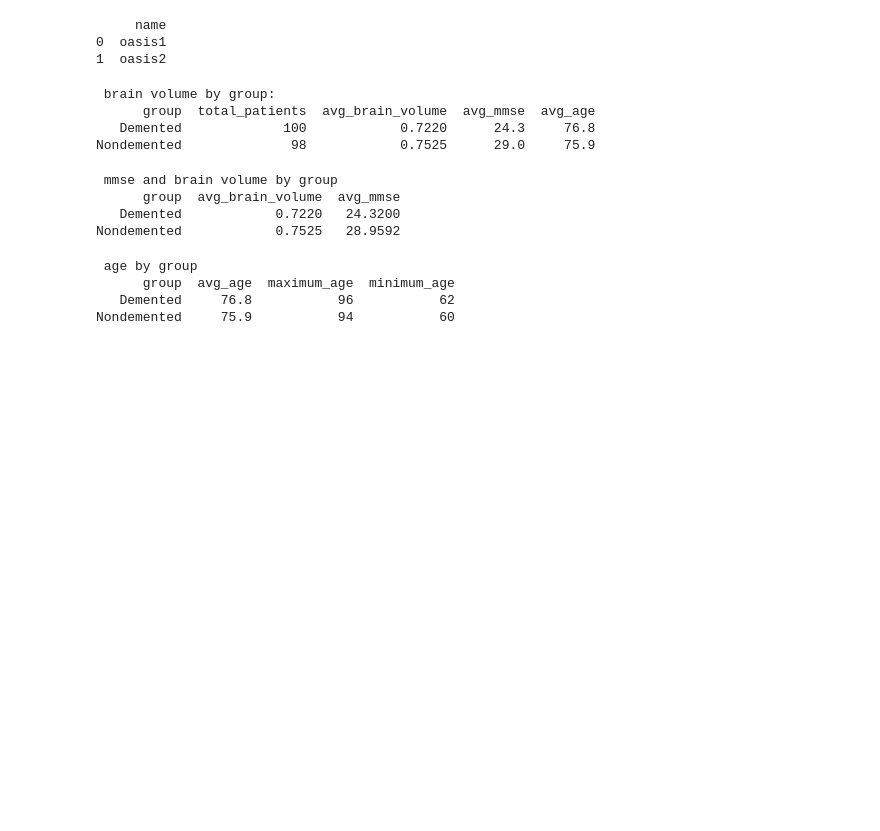
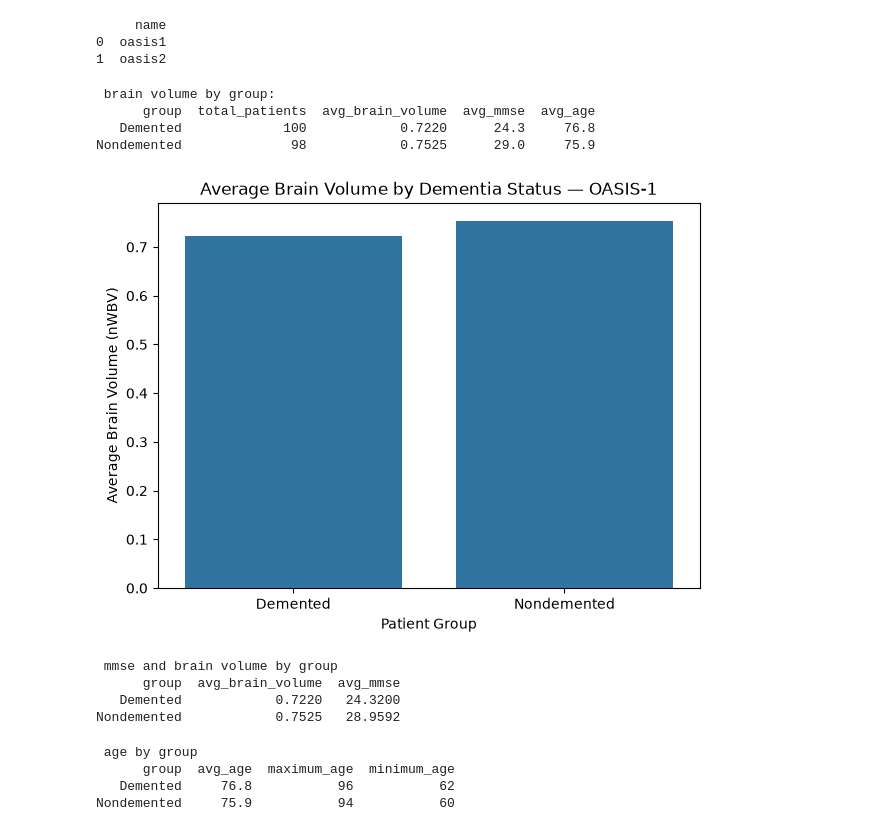
Before and after one commit to menonnimisha02/alzheimers-brain-volume-analysis, a Jupyter notebook: db.ipynb, the cells around one changed output. Cells and saved outputs as stored; diff of their text form; code cells hidden in the pictures; blank space fills up the shorter version.

Commit message:
Replace Plotly charts with Seaborn and Matplotlib

```diff
--- a/db.ipynb
+++ b/db.ipynb
@@ -40,23 +41,18 @@ print(q1.to_string(index=False))
 Nondemented              98            0.7525      29.0     75.9
 # %%
 # chart 1 — brain volume by group
-fig1 = px.bar(
-    q1,
-    x='group',
-    y='avg_brain_volume',
-    color='group',
-    text='avg_brain_volume',
-    title='Average Brain Volume by Dementia Status — OASIS-1',
-    labels={
-        'group': 'Patient Group',
-        'avg_brain_volume': 'Average Brain Volume (nWBV)'},
-    color_discrete_map={
-        'Nondemented': '#1D9E75',
-        'Demented': '#D85A30'}
-)
-fig1.update_traces(textposition='outside')
-fig1.update_layout(showlegend=False)
-fig1.show()
+plt.figure(figsize=(7, 5))
+sns.barplot(
+    data=q1,
+    x="group",
+    y="avg_brain_volume",
+    errorbar=None)
+plt.title("Average Brain Volume by Dementia Status — OASIS-1")
+plt.xlabel("Patient Group")
+plt.ylabel("Average Brain Volume (nWBV)")
+plt.show()
+# %% [output]
+[figure, added]
 # %%
 query = """
 SELECT "group",
```
Also changed, not shown: parts of 6 cells of this notebook.
